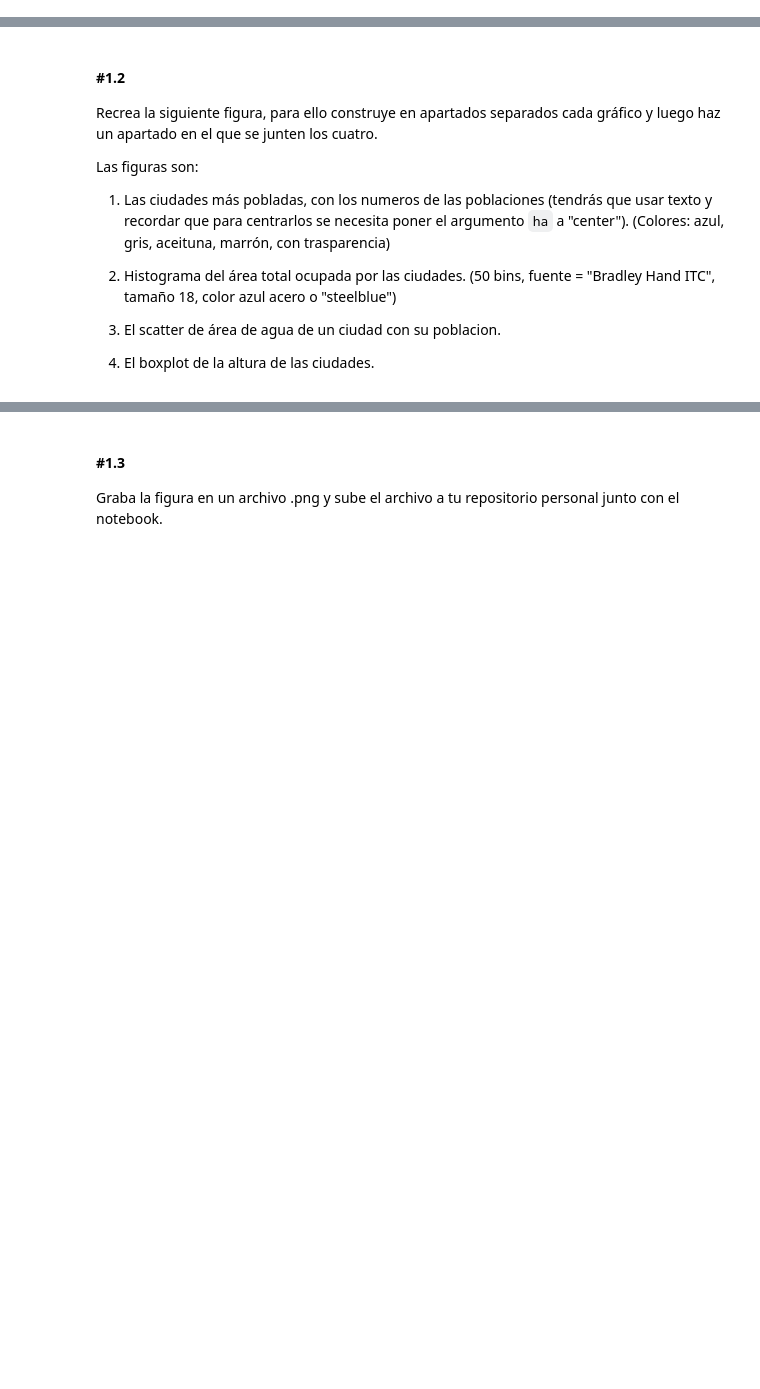
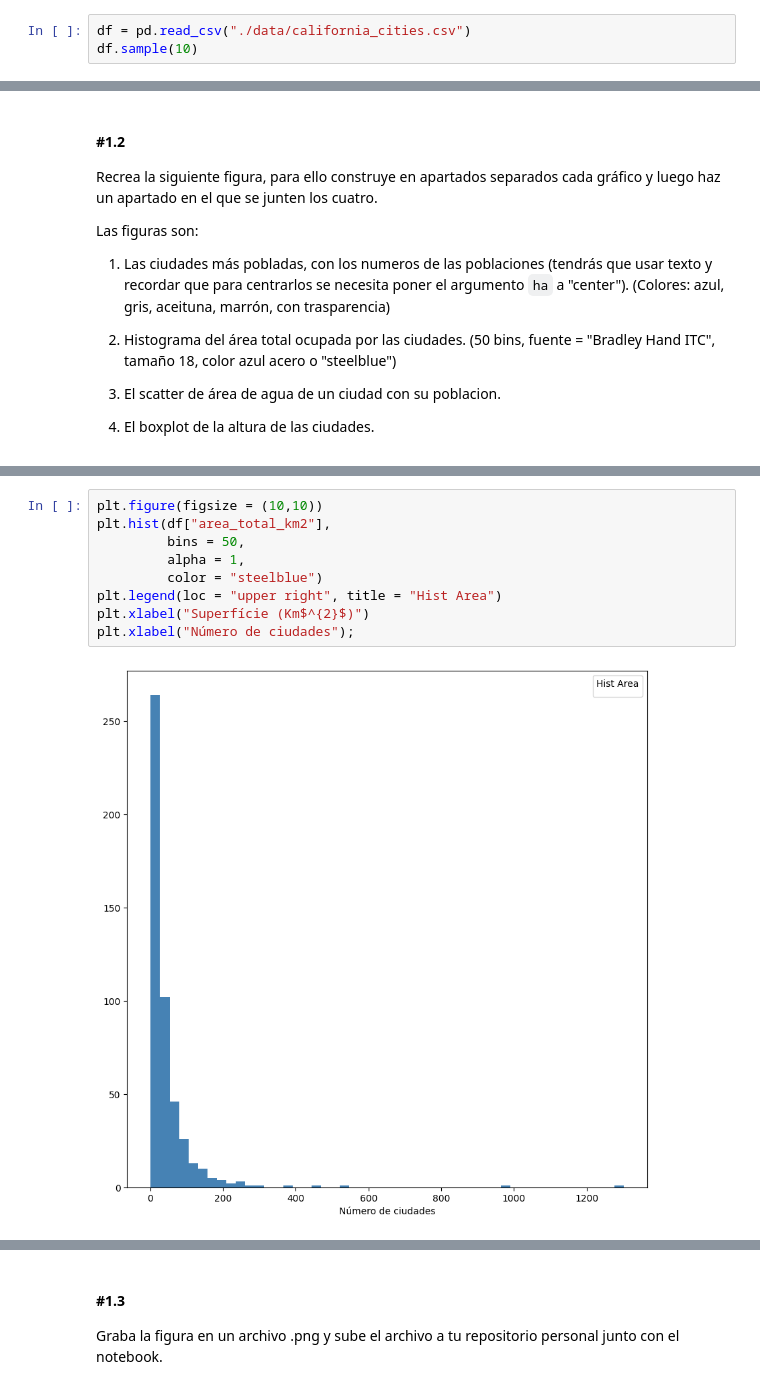
Before and after one commit to sergidelacruz/DS-online-Sergi, a Jupyter notebook: 03_Data_Analysis/Sprint_08/Unidad_01_Visualizacion_Basica_Matplotlib/03_Practica_Obligatoria/18_Practica_Obligatoria_Visualizacion_Basica.ipynb, the cells around one changed output, grey strips where cells are left out. Drawn from its saved outputs; the diff is of its cells as text; blank space fills up the shorter version.

```diff
--- a/03_Data_Analysis/Sprint_08/Unidad_01_Visualizacion_Basica_Matplotlib/03_Practica_Obligatoria/18_Practica_Obligatoria_Visualizacion_Basica.ipynb
+++ b/03_Data_Analysis/Sprint_08/Unidad_01_Visualizacion_Basica_Matplotlib/03_Practica_Obligatoria/18_Practica_Obligatoria_Visualizacion_Basica.ipynb
@@ -19,3 +23,6 @@ Importa los paquetes y módulos que necesites a lo largo del notebook.
 - Carga el dataset de casas de California que está en la ruta "./data/california_cities.csv".
 - Muestra parte de su contenido y su descripción.
 - Deshazte de las filas con nulos.
+# %%
+df = pd.read_csv("./data/california_cities.csv")
+df.sample(10)
@@ -34,0 +146,11 @@ Las figuras son:
+# %%
+plt.figure(figsize = (10,10))
+plt.hist(df["area_total_km2"],
+         bins = 50,
+         alpha = 1,
+         color = "steelblue")
+plt.legend(loc = "upper right", title = "Hist Area")
+plt.xlabel("Superfície (Km$^{2}$)")
+plt.xlabel("Número de ciudades");
+# %% [output]
+[figure, added]
```
Also changed, not shown: parts of 12 cells of this notebook.
